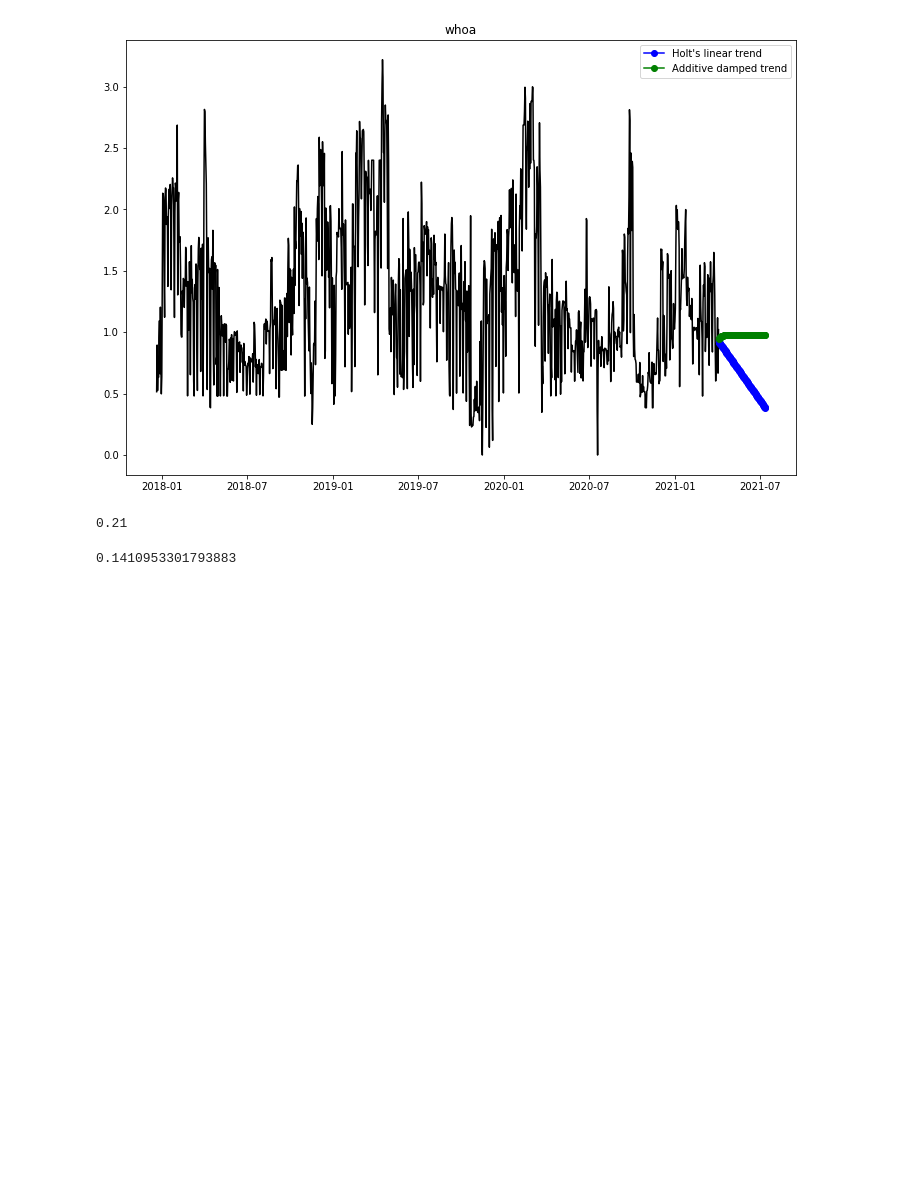
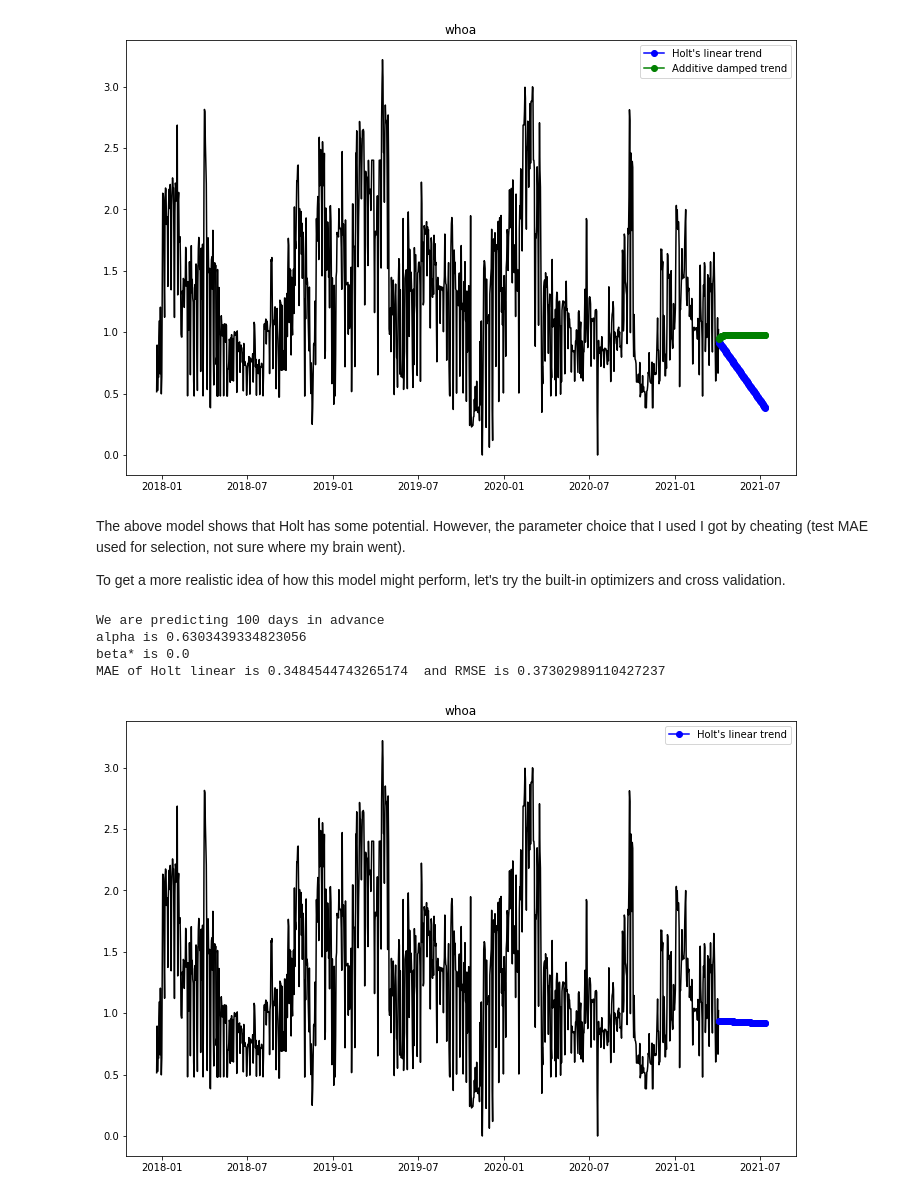
Before and after one commit to cameronthieme/IMAbootcamp2021, a Jupyter notebook: python_time_series/python_time_series.ipynb, the cells around one changed output. Drawn from its saved outputs; the diff is of its cells as text; code cells hidden in the pictures; blank space fills up the shorter version.

Commit message:
Cross validation added to time series

```diff
--- a/python_time_series/python_time_series.ipynb
+++ b/python_time_series/python_time_series.ipynb
@@ -659,11 +661,59 @@ We are predicting 100 days in advance
 MAE of Holt linear is 0.1410953301793883  and RMSE is 0.209070423723769
 MAE of Holt with damping is 0.38756573123051524  and RMSE is 0.4117221695242913
 [figure]
-# %%
-0.1410953301793883
-# %% [output]
-0.21
-# %%
-.1410953301793883
-# %% [output]
-0.1410953301793883
+# %% [markdown]
+The above model shows that Holt has some potential.  However, the parameter choice that I used I got by cheating (test MAE used for selection, not sure where my brain went).
+
+To get a more realistic idea of how this model might perform, let's try the built-in optimizers and cross validation.
+# %%
+# modified from tutorial for Holt's method from webiste above
+
+pred_length = 100
+
+#train/test split
+train = df.iloc[:-pred_length,:]
+test = df.iloc[-pred_length:, :]
+
+# getting input data into format function can understand
+data = list(train['energy_generated'])
+date_info = train['date'].copy()
+date_info.name = None
+index= pd.to_datetime(date_info,format = '%Y/%m/%d')
+data = pd.Series(data, index)
+
+
+# fitting methods
+# holt linear trend, no damping term
+# parameters chosen via optimization
+fit1 = Holt(data, initialization_method="estimated").fit(optimized=True)
+# alternatively, we can choose one parameter and optimize the other:
+#fit1 = Holt(data, initialization_method="estimated").fit(smoothing_trend = .2, optimized=True)
+fcast1 = fit1.forecast(pred_length).rename("Holt's linear trend")
+
+#plotting stuff
+
+# whole interval looks messy, we can narrow it with this parameter
+# note that this window only changes the plot--the model is built with more data than this
+view_length = 1200
+
+plt.figure(figsize=(12, 8))
+plt.plot(data[-view_length:], color='black')
+# plt.plot(fit1.fittedvalues, color='blue')
+line1, = plt.plot(fcast1, marker='o', color='blue')
+
+plt.title('whoa')
+plt.legend([line1], [fcast1.name])
+
+print('We are predicting %s days in advance' %pred_length)
+print('alpha is %s' %fit1.model.params['smoothing_level'])
+print('beta* is %s' %fit1.model.params['smoothing_trend'])
+
+mae1 = mean_absolute_error(fcast1,test['energy_generated'])
+rmse1 = mean_squared_error(fcast1,test['energy_generated'], squared=False)
+print('MAE of Holt linear is %s' %mae1, ' and RMSE is %s' %rmse1)
+# %% [output]
+We are predicting 100 days in advance
+alpha is 0.6303439334823056
+beta* is 0.0
+MAE of Holt linear is 0.3484544743265174  and RMSE is 0.37302989110427237
+[figure, added]
```
Also changed, not shown: parts of 11 cells of this notebook.
